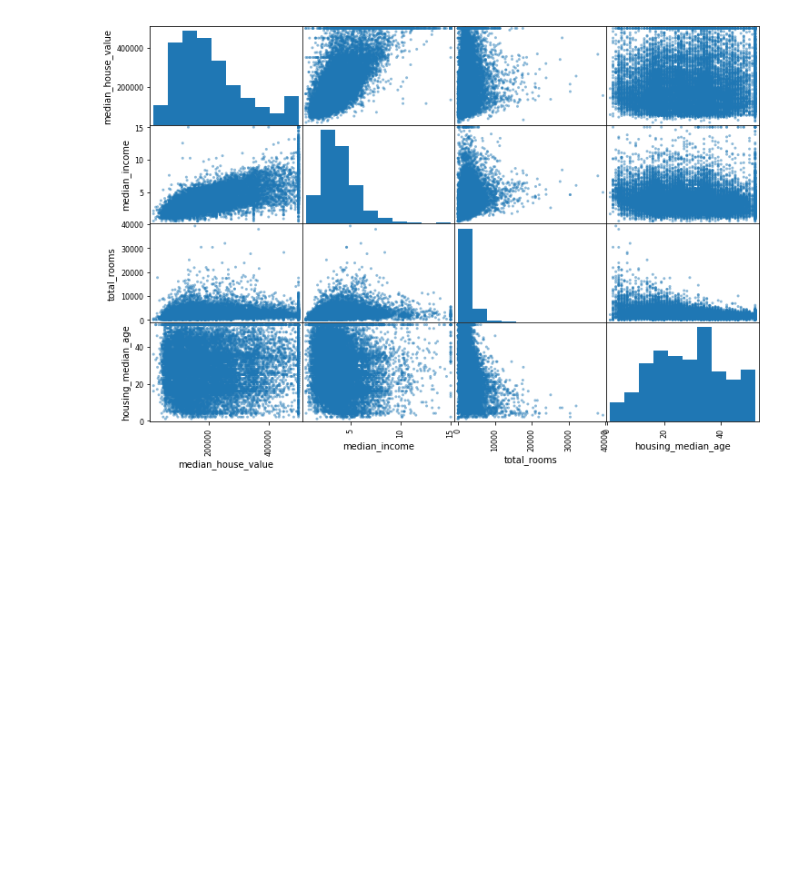
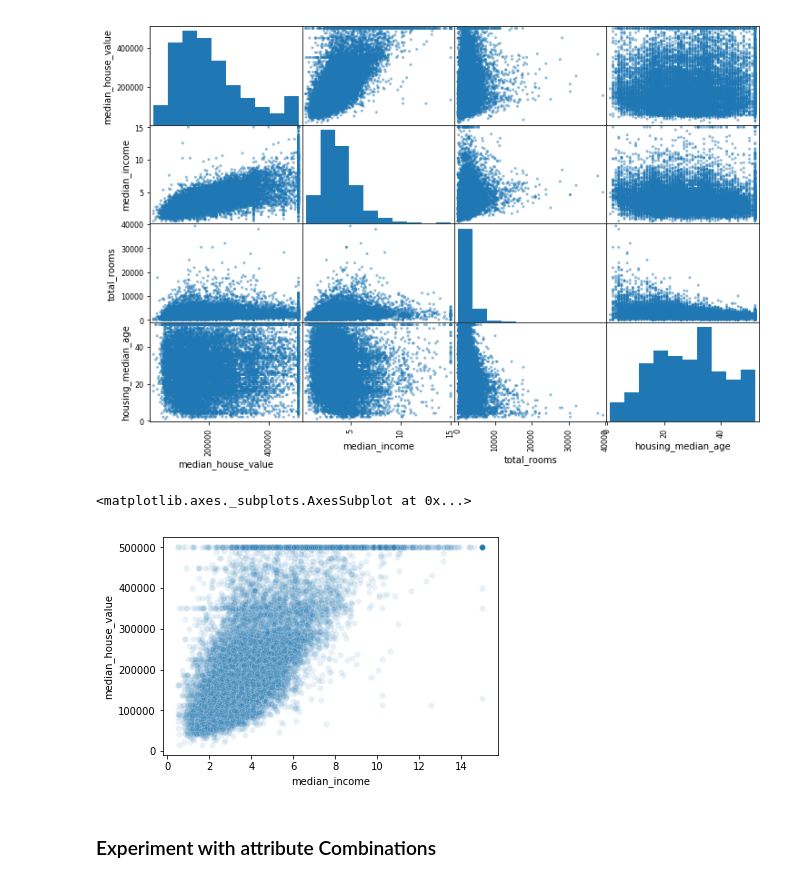
Before and after one commit to FATest/handsonML, a Jupyter notebook: handsonML-chapter2.ipynb, the cells around one changed output. Drawn from its saved outputs; the diff is of its cells as text; code cells hidden in the pictures; blank space fills up the shorter version.

```diff
--- a/handsonML-chapter2.ipynb
+++ b/handsonML-chapter2.ipynb
@@ -266,3 +266,10 @@ array([[<matplotlib.axes._subplots.AxesSubplot object at 0x...>,
         <matplotlib.axes._subplots.AxesSubplot object at 0x...>]],
       dtype=object)
 [figure]
+# %%
+sns.scatterplot( x = housing["median_income"], y = housing["median_house_value"], alpha=0.1)
+# %% [output]
+<matplotlib.axes._subplots.AxesSubplot at 0x...>
+[figure, added]
+# %% [markdown]
+### Experiment with attribute Combinations
```
Also changed, not shown: parts of 2 cells of this notebook.
